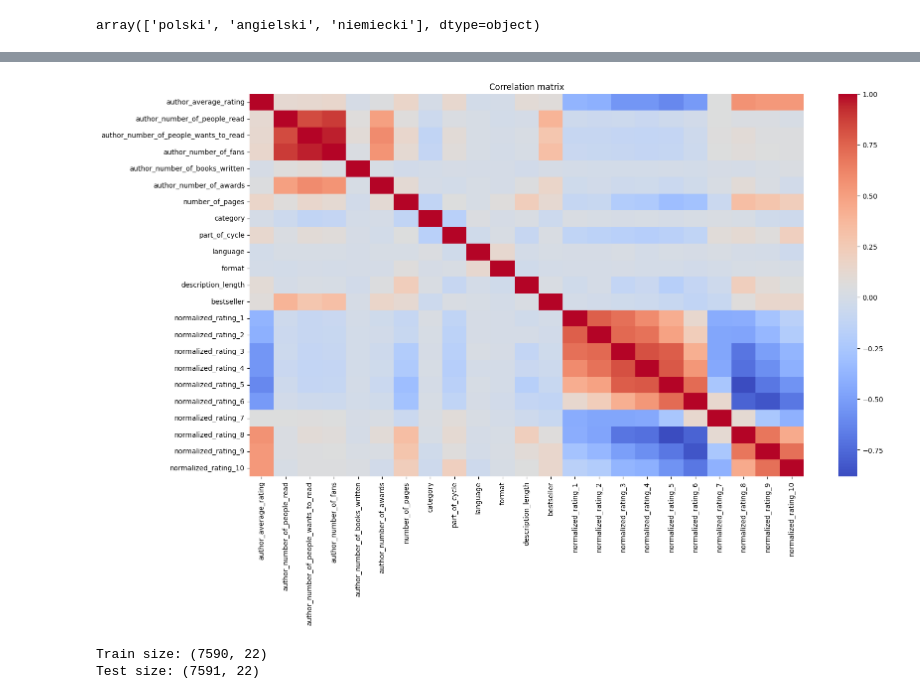
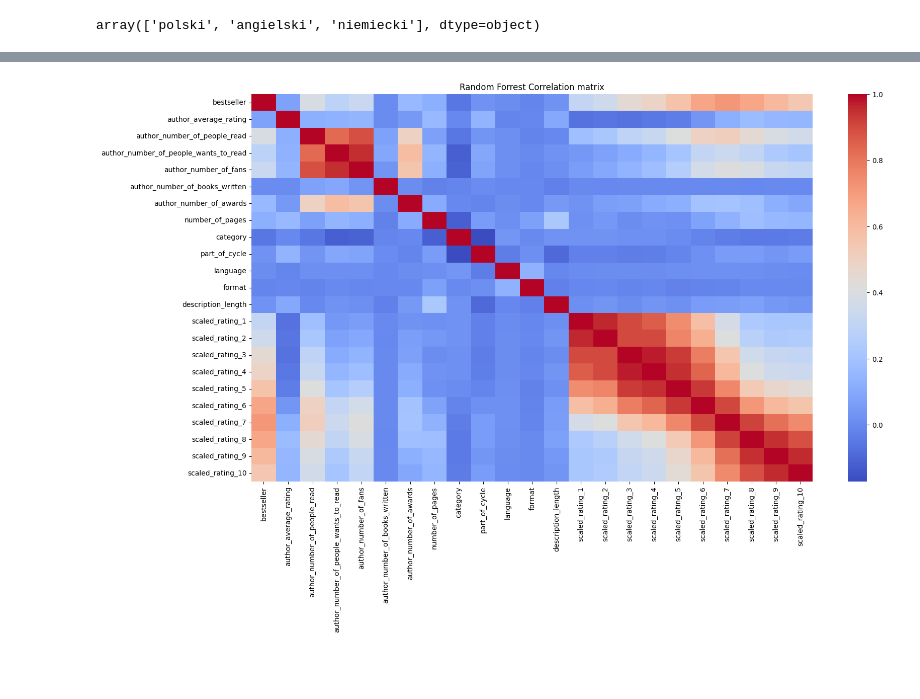
Before and after one commit to beep1000101/lubimyczytac_project, a Jupyter notebook: modelling.ipynb, the cells around one changed output, grey strips where cells are left out. Saved outputs shown, nothing was run; the diff lists cells and outputs as text; code cells hidden in the pictures; blank space fills up the shorter version.

```diff
--- a/modelling.ipynb
+++ b/modelling.ipynb
@@ -13,7 +13,7 @@ from sklearn.model_selection import RandomizedSearchCV
 
 from scipy.stats import loguniform
 # %%
-data_raw = pd.read_csv('data/cleaned_data.csv', parse_dates=['author_date_of_birth', 'publication_date'])
+data_raw = pd.read_csv('data/cleaned_data.csv', index_col=0, parse_dates=['author_date_of_birth', 'publication_date'])
 # %% [markdown]
 # Feature engineering
 # %%
@@ -80,0 +87,17 @@ data = data_raw.drop(['number_of_user_opinions', 'number_of_user_opinions', 'num
+# %%
+# Assuming data and rating_features are already defined
+total_ratings = data[rating_features].sum(axis=1)
+rating_weights = np.arange(1, 11)
+
+# mean rating
+data['mean_rating'] = (data[rating_features] * rating_weights).sum(axis=1) / total_ratings
+
+# standard deviation
+mean_rating_array = data['mean_rating'].to_numpy()
+data['std_rating'] = np.sqrt(((data[rating_features] * (rating_weights - mean_rating_array[:, None]) ** 2).sum(axis=1)) / total_ratings)
+
+# skewness
+data['skewness'] = ((data[rating_features] * (rating_weights - mean_rating_array[:, None]) ** 3).sum(axis=1)) / (total_ratings * data['std_rating'] ** 3)
+
+# kurtosis
+data['kurtosis'] = ((data[rating_features] * (rating_weights - mean_rating_array[:, None]) ** 4).sum(axis=1)) / (total_ratings * data['std_rating'] ** 4) - 3
@@ -99,0 +216,5 @@ correlation_matrix = data.drop(rating_features + scaled_features, axis=1).corr()
+# %%
+random_forrest_data = data.drop(['mean_rating', 'std_rating', 'skewness', 'kurtosis'] + rating_features + normalized_features, axis=1)
+X_forest = random_forrest_data.drop(['bestseller'], axis=1)
+y_forest = random_forrest_data['bestseller']
+X_train_forest, X_test_forest, y_train_forest, y_test_forest = train_test_split(X_forest, y_forest, test_size=0.7, random_state=80085666)
@@ -100,7 +300,9 @@ correlation_matrix = data.drop(rating_features + scaled_features, axis=1).corr()
 # %%
+# plot seelcted features correlation matrix
+random_forrest_correlation_matrix = pd.concat([data['bestseller'], X_forest], axis=1).corr()
 plt.figure(figsize=(18, 10))
-sns.heatmap(correlation_matrix, annot=False, cmap='coolwarm')
-plt.title('Correlation matrix')
+sns.heatmap(random_forrest_correlation_matrix, annot=False, cmap='coolwarm')
+plt.title('Random Forrest Correlation matrix')
 plt.show()
 # %% [output]
-[figure, old version]
+[figure, new version]
@@ -110,7 +308,0 @@ y = data['bestseller']
-# %%
-X_train, X_test, y_train, y_test = train_test_split(X, y, test_size=0.5, random_state=80085)
-print('Train size:', X_train.shape)
-print('Test size:', X_test.shape)
-# %% [output]
-Train size: (7590, 22)
-Test size: (7591, 22)
```
Also changed, not shown: parts of 40 cells of this notebook, 1 other file.
